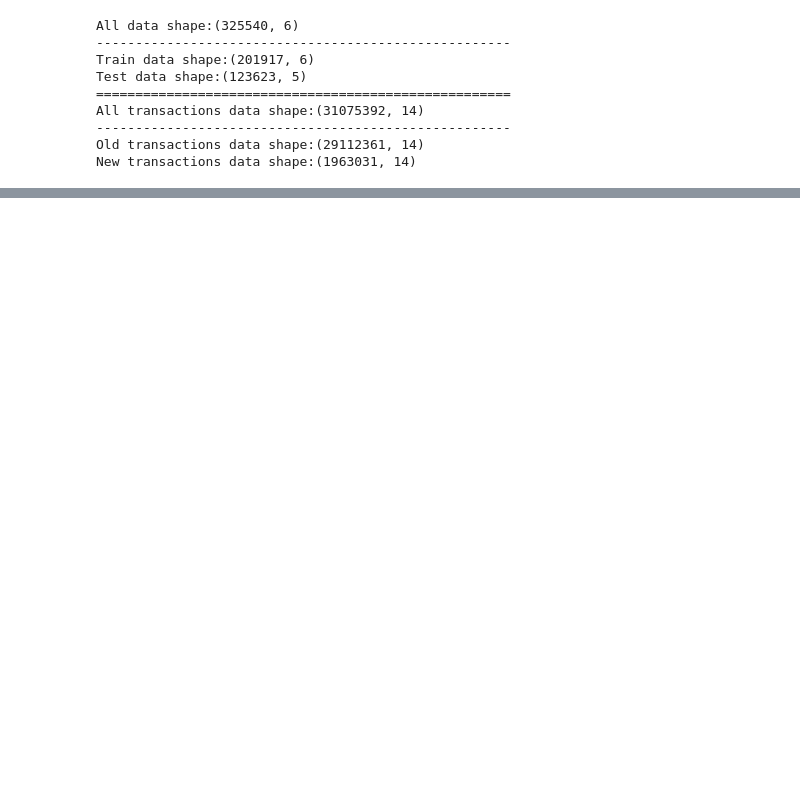
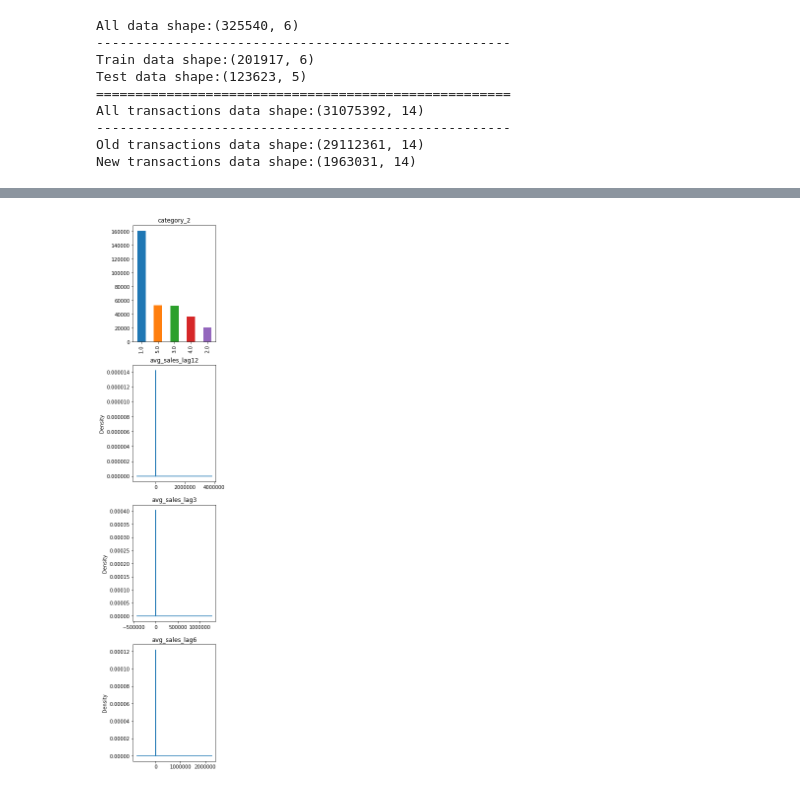
Before and after one commit to pengnam/kaggle-elomerchant, a Jupyter notebook: submissions/EloMerchant.ipynb, the cells around one changed output, grey strips where cells are left out. Saved outputs shown, nothing was run; the diff lists cells and outputs as text; code cells hidden in the pictures; blank space fills up the shorter version.

```diff
--- a/submissions/EloMerchant.ipynb
+++ b/submissions/EloMerchant.ipynb
@@ -22,7 +21,7 @@ from sklearn.metrics import classification_report
 from sklearn.model_selection import RandomizedSearchCV, GridSearchCV
 import xgboost as xgd
 # %%
-EXPLORE = True
+EXPLORE = False
 # %%
 #Files
 train_data_path = '../input/train.csv'
@@ -138,0 +160,5 @@ count_nulls([all_data, all_transactions, merchants])
+# %%
+if EXPLORE:
+    plot_na(merchants, ['avg_sales_lag12','avg_sales_lag3','avg_sales_lag6','category_2'])
+# %% [output]
+[figure, added]
```
Also changed, not shown: parts of 41 cells of this notebook.
